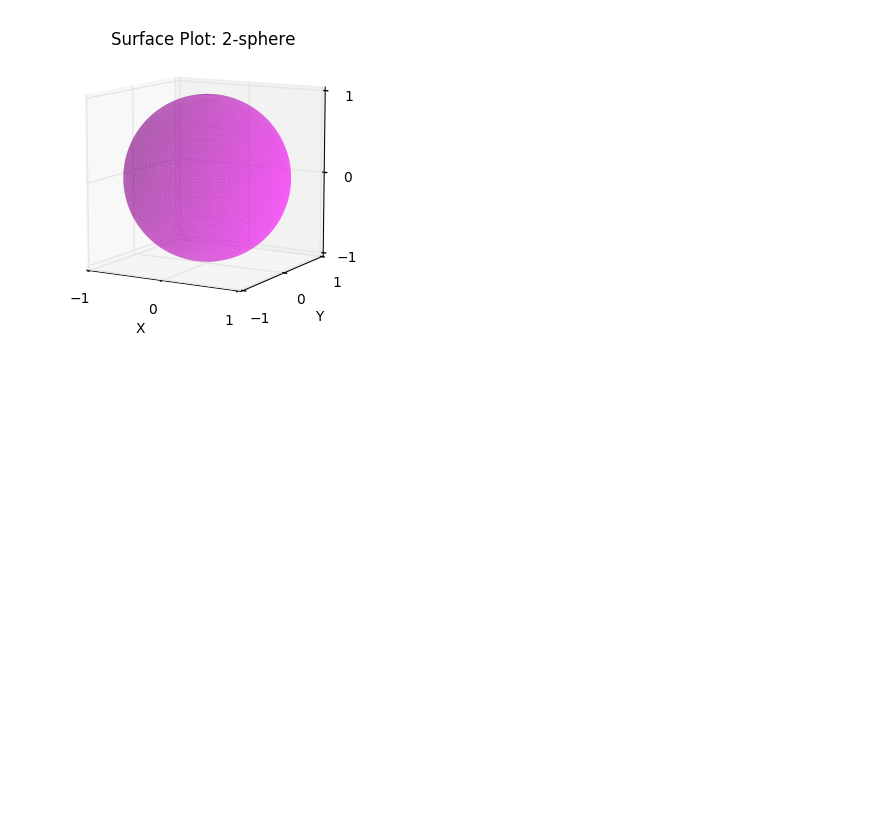
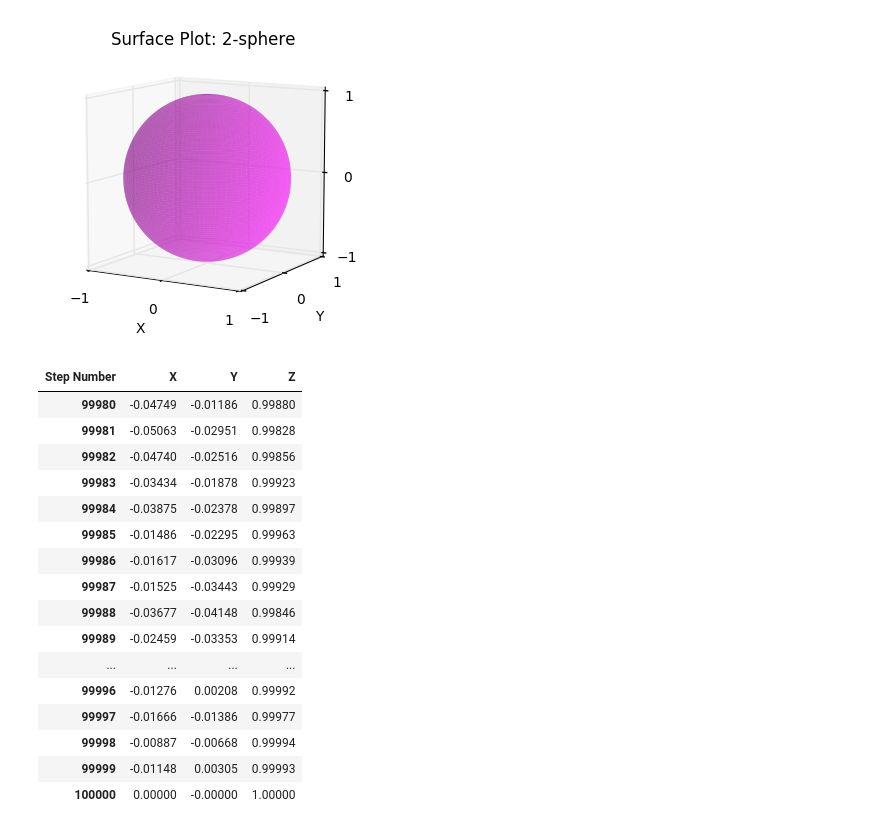
Before and after one commit to hankbesser/brownian-manifold, a Jupyter notebook: notebook_examples/manifold_example.ipynb, the cells around one changed output. Cells and saved outputs as stored; diff of their text form; code cells hidden in the pictures; blank space fills up the shorter version.

```diff
--- a/notebook_examples/manifold_example.ipynb
+++ b/notebook_examples/manifold_example.ipynb
@@ -66,0 +69,28 @@ sphere_manifold.plot_sphere(sphere_surface_data, color='magenta', alpha=0.4, ant
+# %%
+df = pd.DataFrame({'X': sphere_simdata[:,0],
+                   'Y': sphere_simdata[:,1],
+                   'Z': sphere_simdata[:,2]})
+
+df.index=range(1, sphere_manifold.n_steps+1)
+df.columns.names = ['Step Number']
+# %%
+df_round=df.round(5)
+df_round.tail(21)
+# %% [output]
+| Step Number | X | Y | Z |
+| 99980 | -0.04749 | -0.01186 | 0.99880 |
+| 99981 | -0.05063 | -0.02951 | 0.99828 |
+| 99982 | -0.04740 | -0.02516 | 0.99856 |
+| 99983 | -0.03434 | -0.01878 | 0.99923 |
+| 99984 | -0.03875 | -0.02378 | 0.99897 |
+| 99985 | -0.01486 | -0.02295 | 0.99963 |
+| 99986 | -0.01617 | -0.03096 | 0.99939 |
+| 99987 | -0.01525 | -0.03443 | 0.99929 |
+| 99988 | -0.03677 | -0.04148 | 0.99846 |
+| 99989 | -0.02459 | -0.03353 | 0.99914 |
+| ... | ... | ... | ... |
+| 99996 | -0.01276 | 0.00208 | 0.99992 |
+| 99997 | -0.01666 | -0.01386 | 0.99977 |
+| 99998 | -0.00887 | -0.00668 | 0.99994 |
+| 99999 | -0.01148 | 0.00305 | 0.99993 |
+| 100000 | 0.00000 | -0.00000 | 1.00000 |
```
Also changed, not shown: parts of 7 cells of this notebook, 1 other file.
